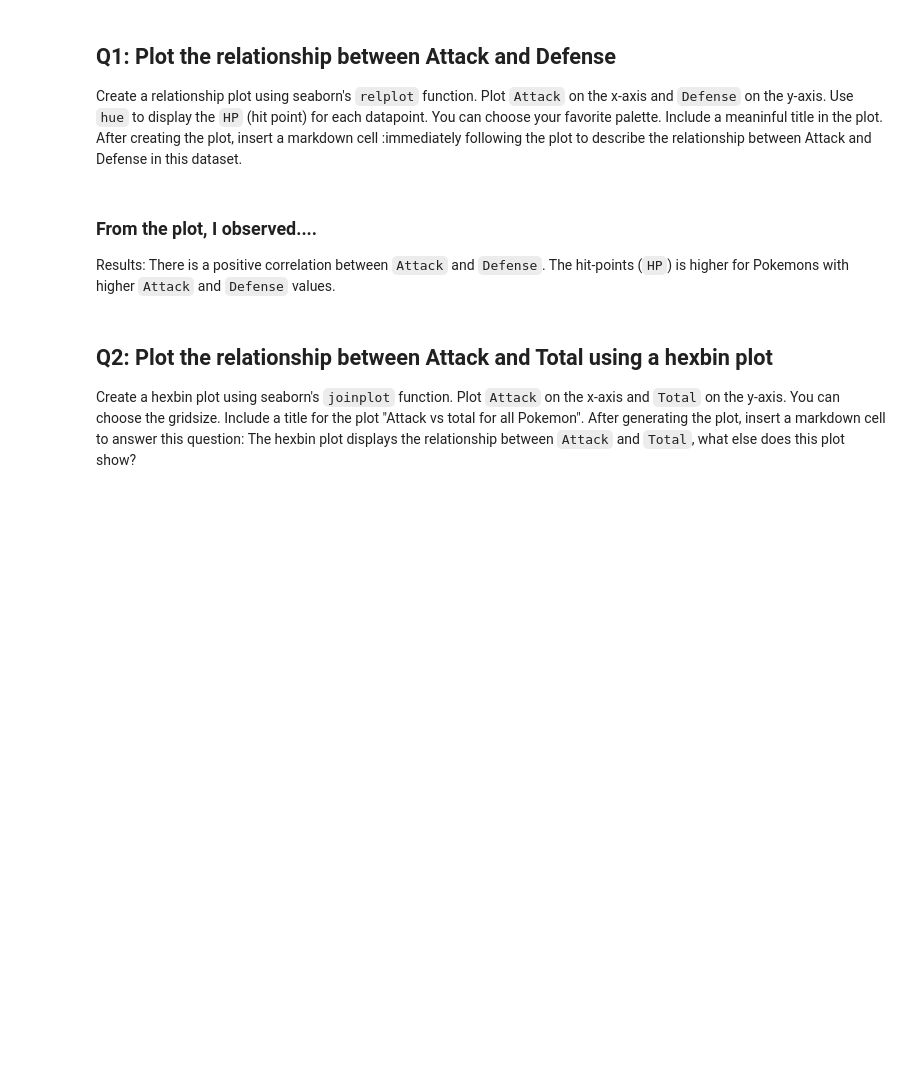
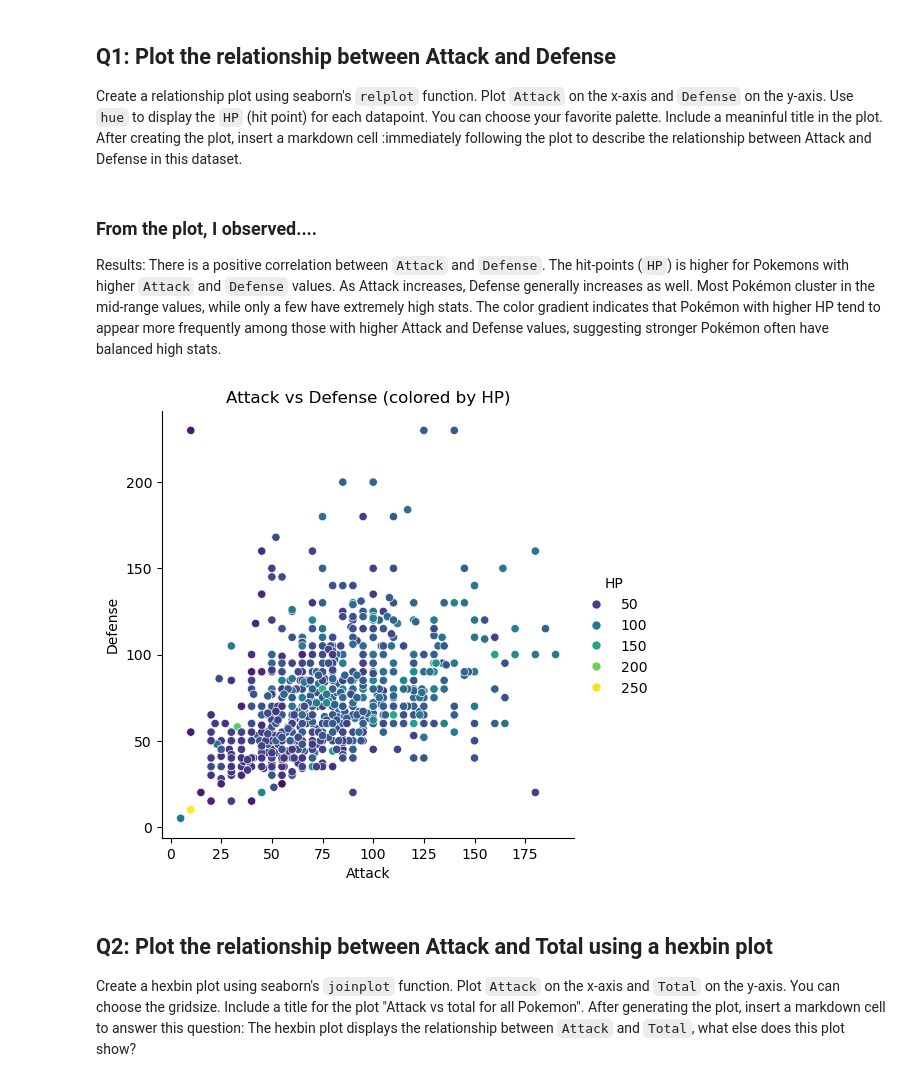
Before and after one commit to CS133-DataVisualization/cl-and-homework-thang-cao13, a Jupyter notebook: Module03_seaborn/M03_HW03_seaborn.ipynb, the cells around one changed output. Saved outputs shown, nothing was run; the diff lists cells and outputs as text; code cells hidden in the pictures; blank space fills up the shorter version.

```diff
--- a/Module03_seaborn/M03_HW03_seaborn.ipynb
+++ b/Module03_seaborn/M03_HW03_seaborn.ipynb
@@ -31,4 +31,4 @@ fp = "https://raw.githubusercontent.com/csbfx/advpy122-data/master/Pokemon.csv"
 Create a relationship plot using seaborn's `relplot` function. Plot `Attack` on the x-axis and `Defense` on the y-axis. Use `hue` to display the `HP` (hit point) for each datapoint. You can choose your favorite palette. Include a meaninful title in the plot. After creating the plot, insert a markdown cell :immediately following the plot to describe the relationship between Attack and Defense in this dataset.
 # %% [markdown]
 ### From the plot, I observed....
-Results: There is a positive correlation between `Attack` and `Defense`. The hit-points (`HP`) is higher for Pokemons with higher `Attack` and `Defense` values.
+Results: There is a positive correlation between `Attack` and `Defense`. The hit-points (`HP`) is higher for Pokemons with higher `Attack` and `Defense` values. As Attack increases, Defense generally increases as well. Most Pokémon cluster in the mid-range values, while only a few have extremely high stats. The color gradient indicates that Pokémon with higher HP tend to appear more frequently among those with higher Attack and Defense values, suggesting stronger Pokémon often have balanced high stats.
@@ -37,3 +35,26 @@ Results: There is a positive correlation between `Attack` and `Defense`. The hit
+# %%
+import pandas as pd
+import matplotlib.pyplot as plt
+import seaborn as sns
+
+%matplotlib inline
+
+# Load the dataset
+fp = "https://raw.githubusercontent.com/csbfx/advpy122-data/master/Pokemon.csv"
+pokemon = pd.read_csv(fp)
+
+sns.relplot(
+    data=pokemon,
+    x='Attack',
+    y='Defense',
+    hue='HP',
+    palette='viridis'
+)
+
+plt.title('Attack vs Defense (colored by HP)')
+plt.show()
+# %% [output]
+[figure, added]
 # %% [markdown]
 ## Q2: Plot the relationship between Attack and Total using a hexbin plot
 Create a hexbin plot using seaborn's `joinplot` function. Plot `Attack` on the x-axis and `Total` on the y-axis. You can choose the gridsize. Include a title for the plot "Attack vs total for all Pokemon". After generating the plot, insert a markdown cell to answer this question: The hexbin plot displays the relationship between `Attack` and `Total`, what else does this plot show?
```
Also changed, not shown: parts of 12 cells of this notebook.
